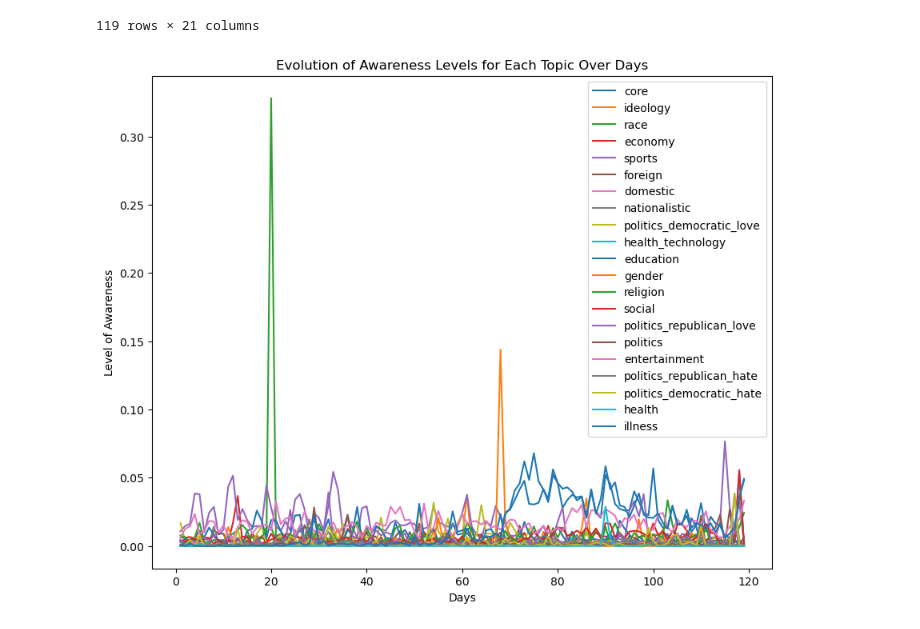
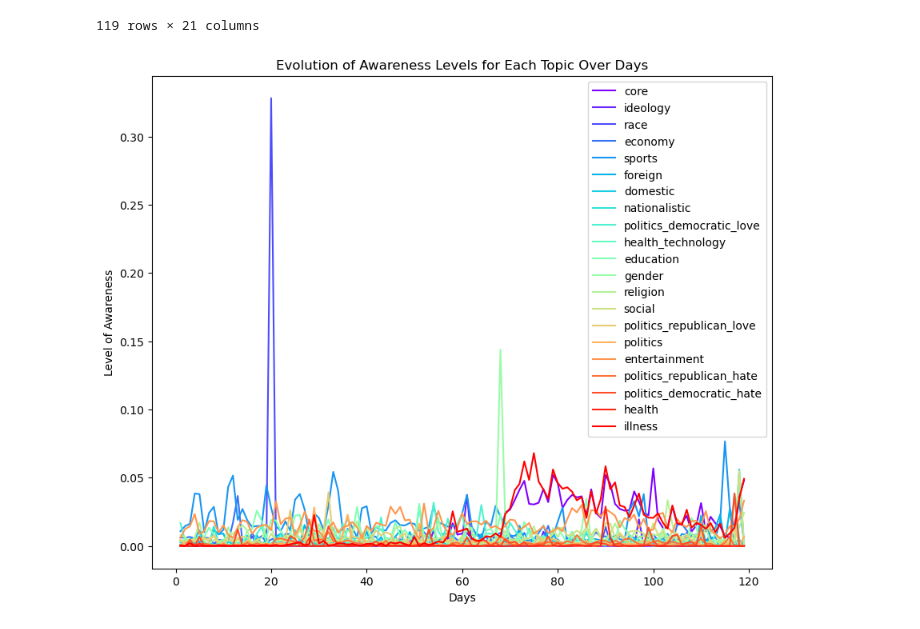
Before and after one commit to babli18/Covid-19-Awareness-Cases-in-Ohio, a Jupyter notebook: descriptive.ipynb, the cells around one changed output. Cells and saved outputs as stored; diff of their text form; code cells hidden in the pictures.

```diff
--- a/descriptive.ipynb
+++ b/descriptive.ipynb
@@ -334,16 +375,22 @@ daily_topics_jaccard_norm_agg
 | 119 | 0.048069 | 0.000000 | 0.000000 | 0.000894 | 0.002103 | 0.000000 | 0.000292 | 0.000000 | ... |
 119 rows × 21 columns
 # %%
-# Normalized Jaccard Evolution of Topics By Day
+# Plot for Normalized Jaccard Evolution of Topics By Day
+
+import matplotlib.cm as cm
+import numpy as np
+
 plt.figure(figsize=(10,8))
-#plt.plot(daily_topics_jaccard_norm_agg['date_index_converted'],daily_topics_jaccard_norm_agg['core_jaccard_normalized'])
-for topics in daily_topics_jaccard_norm_agg.columns:
-    plt.plot(daily_topics_jaccard_norm_agg.index, daily_topics_jaccard_norm_agg[topics], label = topics)
+
+colors = cm.rainbow(np.linspace(0, 1, len(daily_topics_jaccard_norm_agg.columns)))
+
+for i, topic in enumerate(daily_topics_jaccard_norm_agg.columns):
+    plt.plot(daily_topics_jaccard_norm_agg.index, daily_topics_jaccard_norm_agg[topic], label=topic, color=colors[i])
 
 plt.title('Evolution of Awareness Levels for Each Topic Over Days')
 plt.xlabel('Days')
 plt.ylabel('Level of Awareness')
 plt.legend()
 plt.show()
 # %% [output]
-[figure, old version]
+[figure, new version]
```
Also changed, not shown: parts of 18 cells of this notebook, 2 other files.
